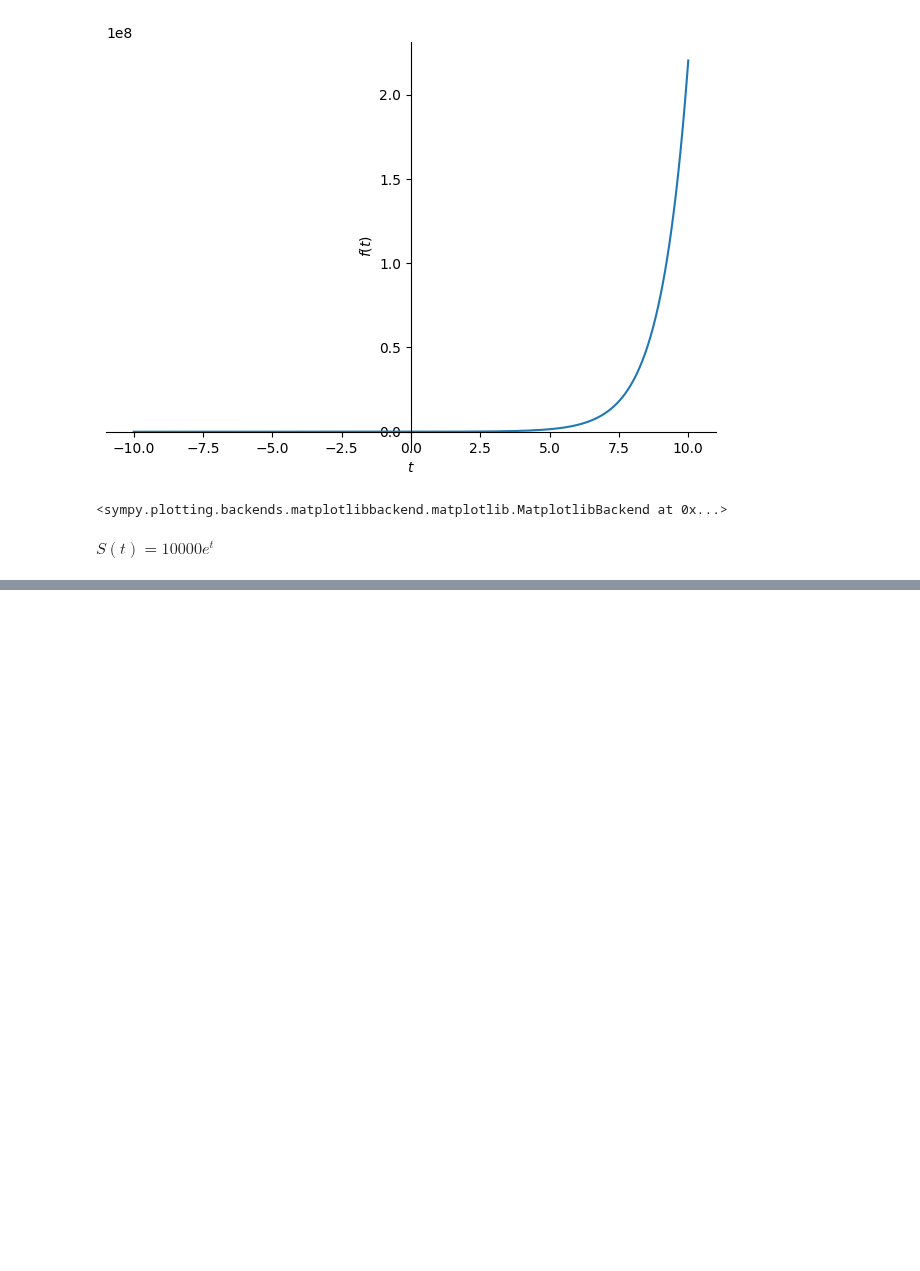
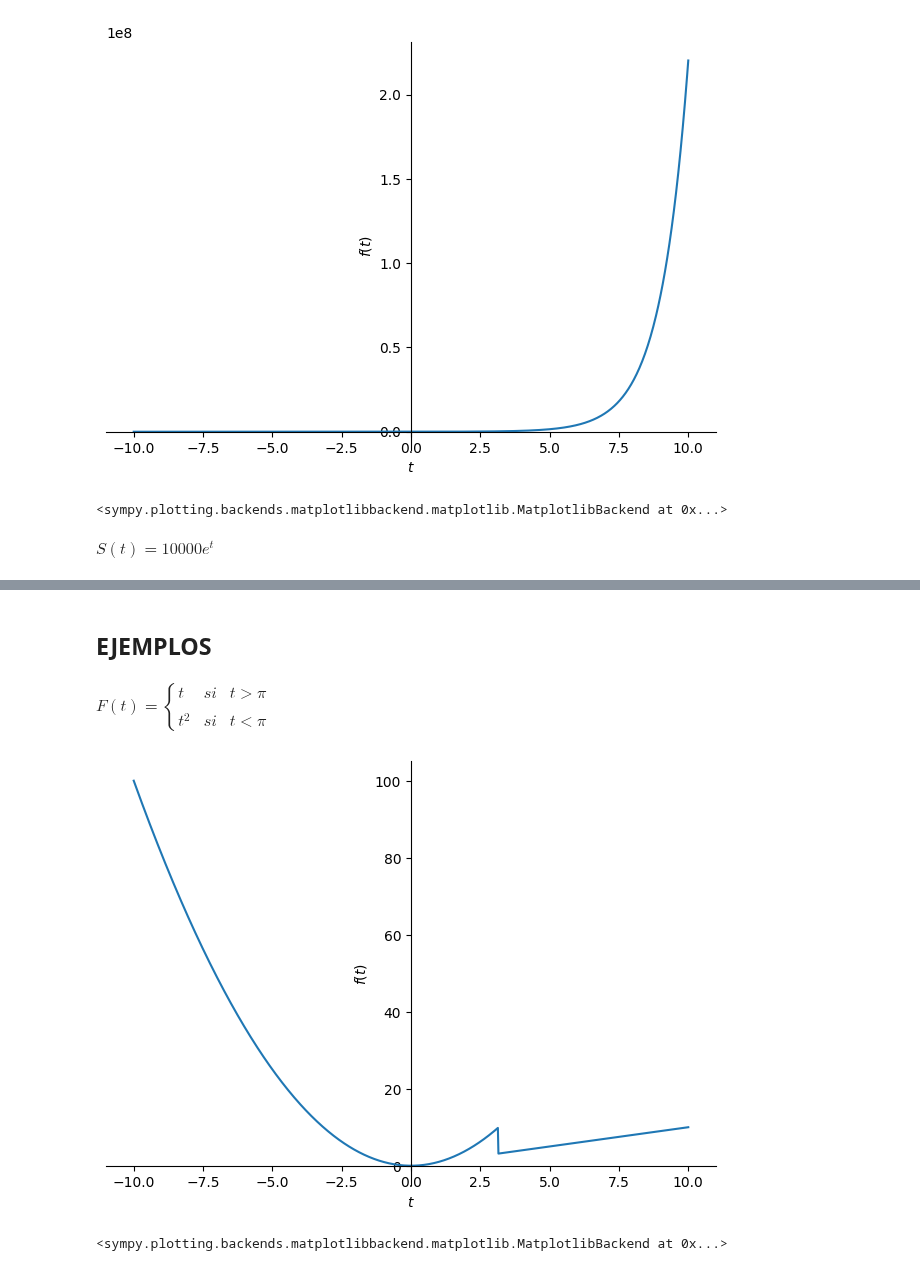
Before and after one commit to Gustavo-Ros/Simulaci-n-2, a Jupyter notebook: Sympy.ipynb, the cells around one changed output, grey strips where cells are left out. Cells and saved outputs as stored; diff of their text form; code cells hidden in the pictures; blank space fills up the shorter version.

```diff
--- a/Sympy.ipynb
+++ b/Sympy.ipynb
@@ -67,0 +78,10 @@ $\displaystyle S{\left(t \right)} = 10000 e^{t}$
+# %% [markdown]
+## EJEMPLOS
+# %% [markdown]
+$F(t)= \left\{ \begin{array}{lcc} t &  si & t > \pi  \\ \\ t^2 & si & t < \pi  \end{array} \right.$
+# %%
+U=t**2+(t-t**2)*sp.Heaviside(t-sp.pi)
+sp.plotting.plot(z)
+# %% [output]
+[figure, added]
+<sympy.plotting.backends.matplotlibbackend.matplotlib.MatplotlibBackend at 0x...>
```
Also changed, not shown: parts of 7 cells of this notebook.
